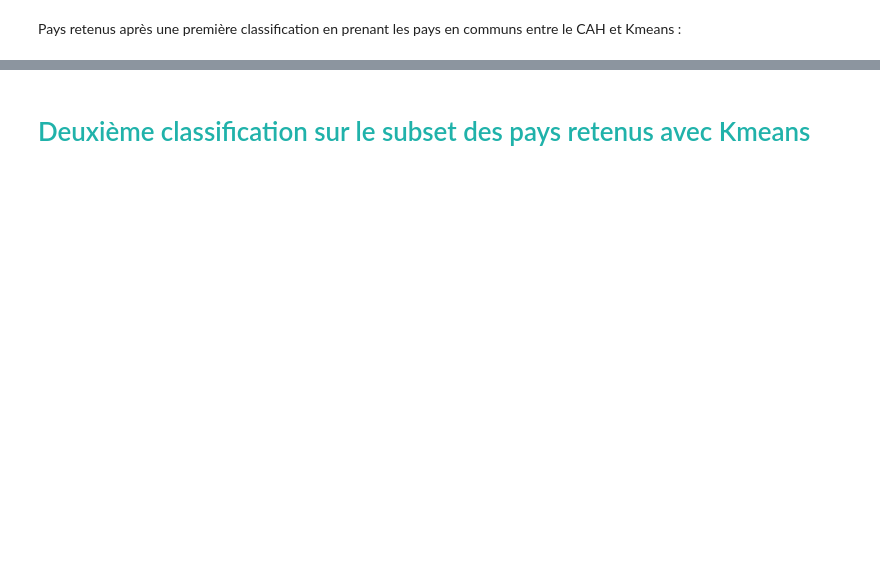
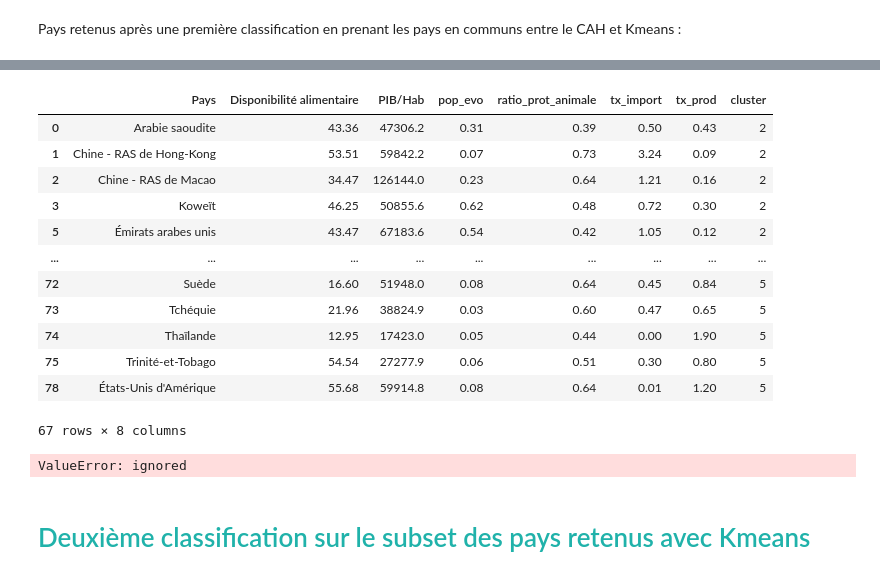
Before and after one commit to Randasabag/Etude-de-march-de-la-poule-qui-chante-avec-Python, a Jupyter notebook: projet9V1.ipynb, the cells around one changed output, grey strips where cells are left out. Saved outputs shown, nothing was run; the diff lists cells and outputs as text; code cells hidden in the pictures; blank space fills up the shorter version.

```diff
--- a/projet9V1.ipynb
+++ b/projet9V1.ipynb
@@ -2003,0 +2013,8 @@ df_retenus_final.shape
+# %%
+import geopandas as gpd
+import geoplot
+
+#Dataset naturalearth_lowres
+world = gpd.read_file(gpd.datasets.get_path('naturalearth_lowres')).drop(['pop_est', 'gdp_md_est'], axis=1)
+world.rename(columns={'name': 'Pays'}, inplace=True)
+world
@@ -2003,0 +2054,2 @@ df_retenus_final.shape
+# %%
+df_retenus_final.set_index('Pays')
@@ -2004,3 +2071,29 @@ df_retenus_final.shape
+# %%
+# Pays non représentables sur la carte
+map_missing = df_retenus_final[~df_retenus_final['Pays'].isin(world['Pays'])]
+map_missing
+# %% [output]
+|  | Pays | Disponibilité alimentaire | PIB/Hab | pop_evo | ratio_prot_animale | tx_import | tx_prod | cluster |
+| 0 | Arabie saoudite | 43.36 | 47306.2 | 0.31 | 0.39 | 0.50 | 0.43 | 2 |
+| 1 | Chine - RAS de Hong-Kong | 53.51 | 59842.2 | 0.07 | 0.73 | 3.24 | 0.09 | 2 |
+| 2 | Chine - RAS de Macao | 34.47 | 126144.0 | 0.23 | 0.64 | 1.21 | 0.16 | 2 |
+| 3 | Koweït | 46.25 | 50855.6 | 0.62 | 0.48 | 0.72 | 0.30 | 2 |
+| 5 | Émirats arabes unis | 43.47 | 67183.6 | 0.54 | 0.42 | 1.05 | 0.12 | 2 |
+| ... | ... | ... | ... | ... | ... | ... | ... | ... |
+| 72 | Suède | 16.60 | 51948.0 | 0.08 | 0.64 | 0.45 | 0.84 | 5 |
+| 73 | Tchéquie | 21.96 | 38824.9 | 0.03 | 0.60 | 0.47 | 0.65 | 5 |
+| 74 | Thaïlande | 12.95 | 17423.0 | 0.05 | 0.44 | 0.00 | 1.90 | 5 |
+| 75 | Trinité-et-Tobago | 54.54 | 27277.9 | 0.06 | 0.51 | 0.30 | 0.80 | 5 |
+| 78 | États-Unis d'Amérique | 55.68 | 59914.8 | 0.08 | 0.64 | 0.01 | 1.20 | 5 |
+67 rows × 8 columns
+# %%
+geoplot.choropleth(
+     df_retenus_final, hue='cluster', edgecolor='white', linewidth=1,
+    cmap='nipy_spectral', legend=True, scheme='FisherJenks', figsize=(12, 15))
+plt.title('cluster')
+plt.show()
+# %% [output]
+ValueError: ignored
 # %% [markdown]
 # <a name="C20"><font color='LightSeaGreen'>Deuxième classification sur le subset des pays retenus avec Kmeans</font></a>
 # %%
```
Also changed, not shown: parts of 29 cells of this notebook.
